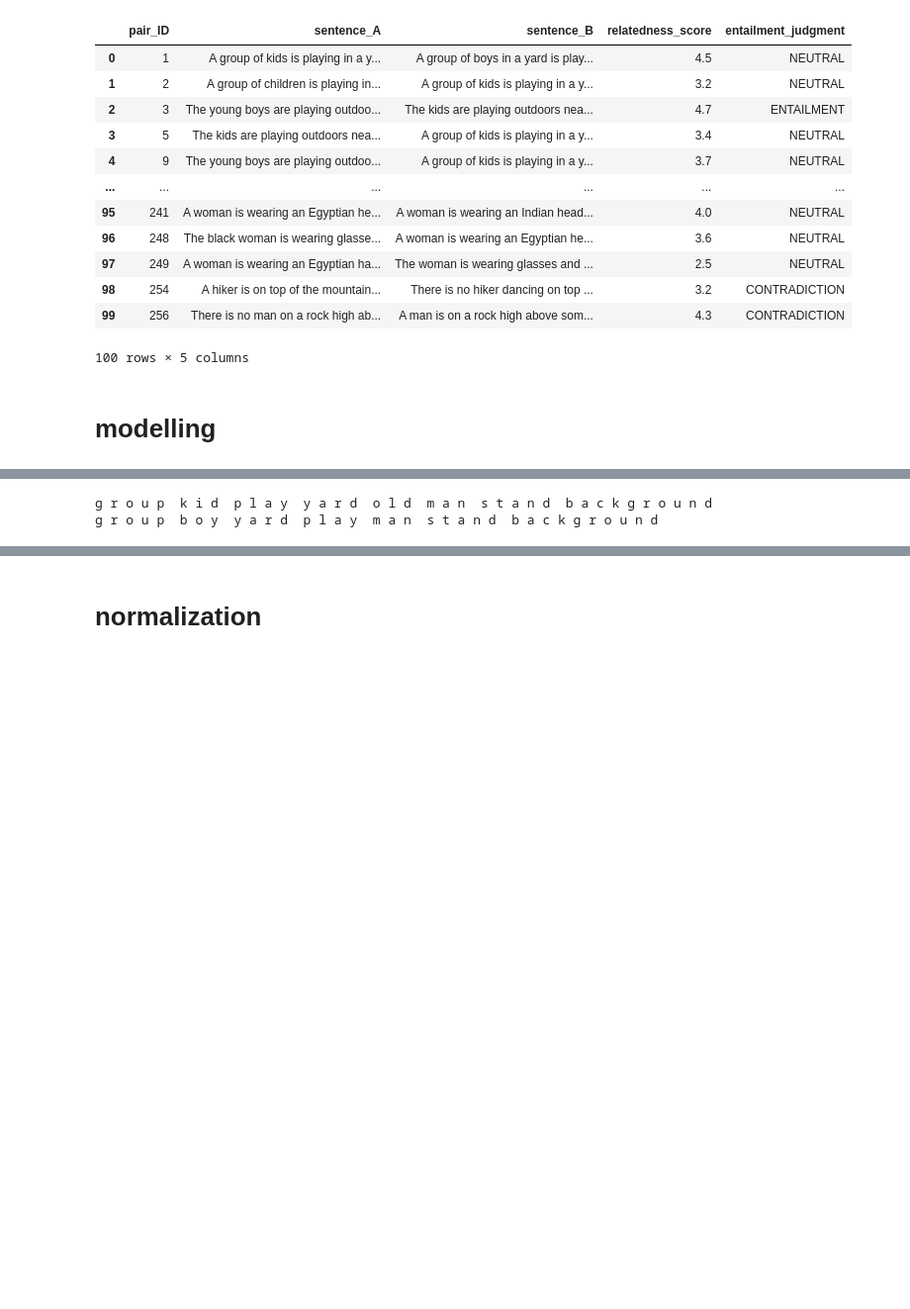
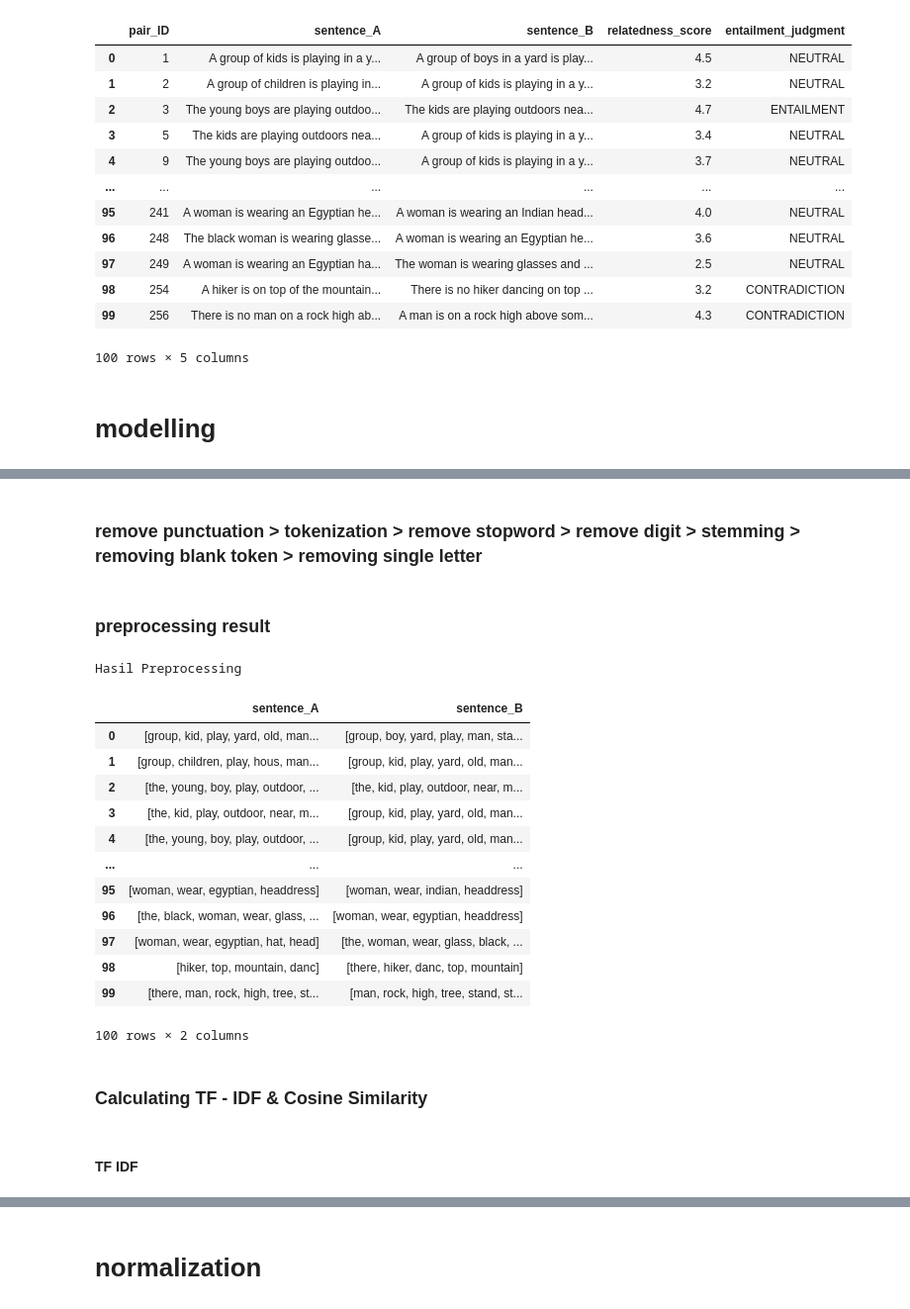
Before and after one commit to laras310/NLP, a Jupyter notebook: model.ipynb, the cells around one changed output, grey strips where cells are left out. Shown at 99% size. Cells and saved outputs as stored; diff of their text form; code cells hidden in the pictures; blank space fills up the shorter version.

```diff
--- a/model.ipynb
+++ b/model.ipynb
@@ -313,9 +307,30 @@ data_cvr[:5]
+# %% [markdown]
+### remove punctuation > tokenization > remove stopword > remove digit > stemming > removing blank token > removing single letter
 # %%
 copydata=copydata.pipe(remove_punc).pipe(token).pipe(remove_SW).pipe(remove_digits).pipe(stemming).pipe(remove_empty_tokens).pipe(remove_single_letters)
-# %%
-print(copydata['sentence_A'][0])
-print(copydata['sentence_B'][0])
-# %% [output]
-g r o u p  k i d  p l a y  y a r d  o l d  m a n  s t a n d  b a c k g r o u n d
-g r o u p  b o y  y a r d  p l a y  m a n  s t a n d  b a c k g r o u n d
+# %% [markdown]
+### preprocessing result
+# %%
+preprocessing_res = copydata[copydata.columns[1:3]]
+print("Hasil Preprocessing")
+preprocessing_res
+# %% [output]
+Hasil Preprocessing
+|  | sentence_A | sentence_B |
+| 0 | [group, kid, play, yard, old, man... | [group, boy, yard, play, man, sta... |
+| 1 | [group, children, play, hous, man... | [group, kid, play, yard, old, man... |
+| 2 | [the, young, boy, play, outdoor, ... | [the, kid, play, outdoor, near, m... |
+| 3 | [the, kid, play, outdoor, near, m... | [group, kid, play, yard, old, man... |
+| 4 | [the, young, boy, play, outdoor, ... | [group, kid, play, yard, old, man... |
+| ... | ... | ... |
+| 95 | [woman, wear, egyptian, headdress] | [woman, wear, indian, headdress] |
+| 96 | [the, black, woman, wear, glass, ... | [woman, wear, egyptian, headdress] |
+| 97 | [woman, wear, egyptian, hat, head] | [the, woman, wear, glass, black, ... |
+| 98 | [hiker, top, mountain, danc] | [there, hiker, danc, top, mountain] |
+| 99 | [there, man, rock, high, tree, st... | [man, rock, high, tree, stand, st... |
+100 rows × 2 columns
+# %% [markdown]
+### Calculating TF - IDF & Cosine Similarity
+# %% [markdown]
+#### TF IDF
 # %%
```
Also changed, not shown: parts of 22 cells of this notebook.
